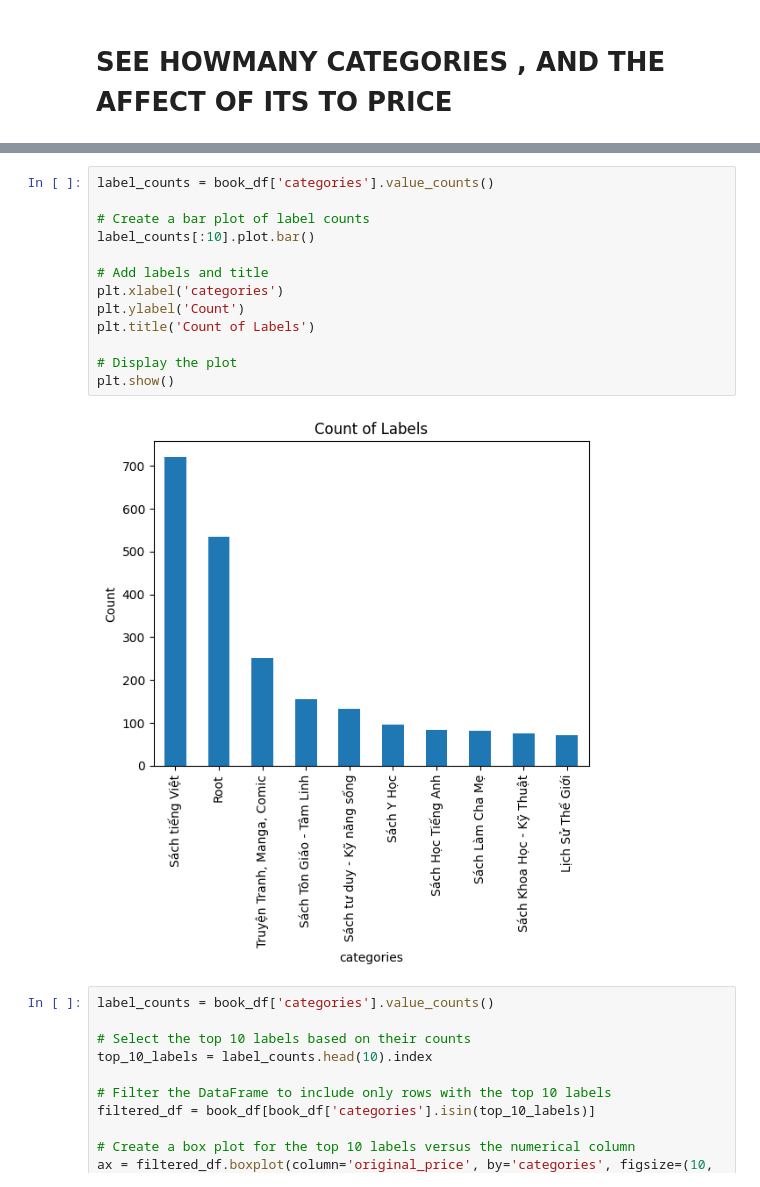
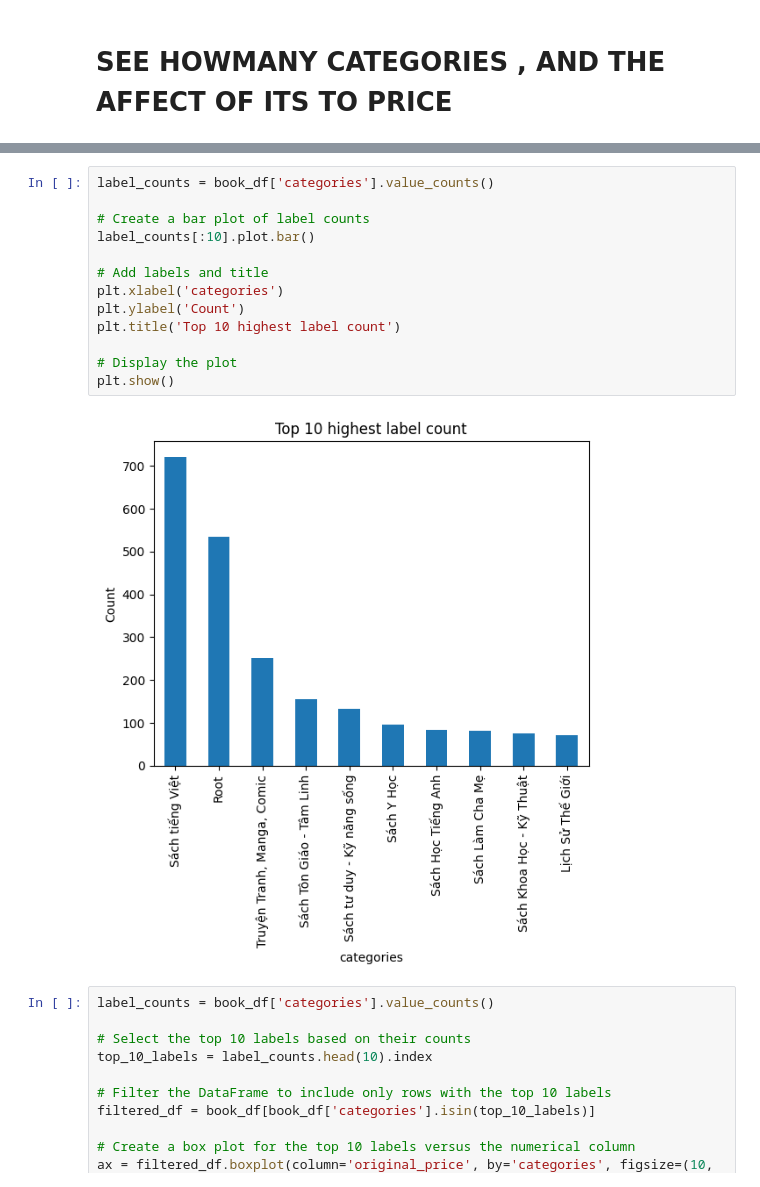
Before and after one commit to daovanhieu23800/interview_project, a Jupyter notebook: EDA_for_price_pred.ipynb, the cells around one changed output, grey strips where cells are left out. Cells and saved outputs as stored; diff of their text form.

```diff
--- a/predict_price.ipynb
+++ b/EDA_for_price_pred.ipynb
@@ -79,18 +109,18 @@ plt.show()
 # %%
 label_counts = book_df['categories'].value_counts()
 
 # Create a bar plot of label counts
 label_counts[:10].plot.bar()
 
 # Add labels and title
 plt.xlabel('categories')
 plt.ylabel('Count')
-plt.title('Count of Labels')
+plt.title('Top 10 highest label count')
 
 # Display the plot
 plt.show()
 # %% [output]
-[figure, old version]
+[figure, new version]
 # %%
 label_counts = book_df['categories'].value_counts()
 
```
Also changed, not shown: parts of 8 cells of this notebook.
